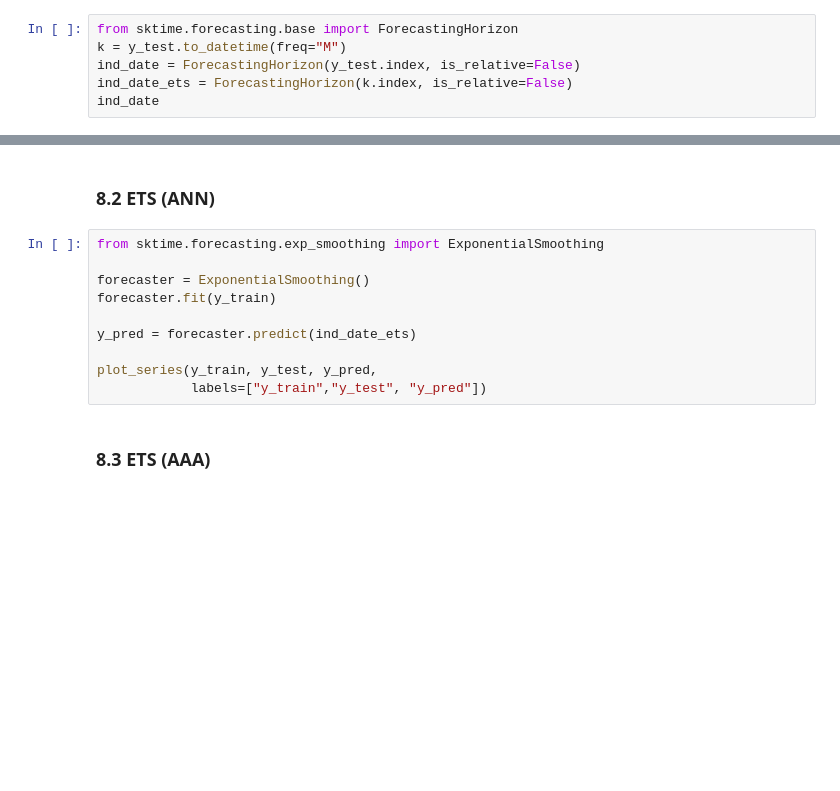
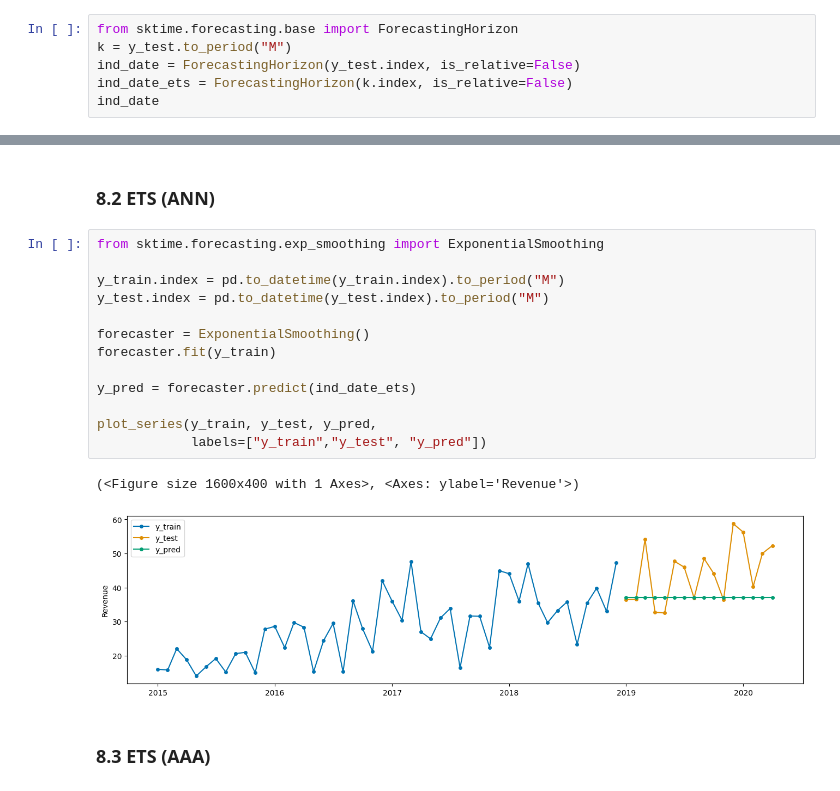
Before and after one commit to GoGoMosh/7.Data_forecasting, a Jupyter notebook: Forecast.ipynb, the cells around one changed output, grey strips where cells are left out. Saved outputs shown, nothing was run; the diff lists cells and outputs as text; blank space fills up the shorter version.

```diff
--- a/Forecast.ipynb
+++ b/Forecast.ipynb
@@ -158,7 +158,7 @@ print(y_train.shape[0], y_test.shape[0])
 #### Чтобы прогнозы корректно индексировались, заведём отдельную переменную с индексами-датами
 # %%
 from sktime.forecasting.base import ForecastingHorizon
-k = y_test.to_datetime(freq="M")
+k = y_test.to_period("M")
 ind_date = ForecastingHorizon(y_test.index, is_relative=False)
 ind_date_ets = ForecastingHorizon(k.index, is_relative=False)
 ind_date
@@ -201,14 +205,20 @@ mape(y_test, y_pred)
 ### 8.2 ETS (ANN)
 # %%
 from sktime.forecasting.exp_smoothing import ExponentialSmoothing
+
+y_train.index = pd.to_datetime(y_train.index).to_period("M")
+y_test.index = pd.to_datetime(y_test.index).to_period("M")
 
 forecaster = ExponentialSmoothing()
 forecaster.fit(y_train)
 
 y_pred = forecaster.predict(ind_date_ets)
 
 plot_series(y_train, y_test, y_pred,
             labels=["y_train","y_test", "y_pred"])
+# %% [output]
+(<Figure size 1600x400 with 1 Axes>, <Axes: ylabel='Revenue'>)
+[figure, added]
 # %% [markdown]
 ### 8.3 ETS (AAA)
 # %%
```
Also changed, not shown: parts of 2 cells of this notebook.
